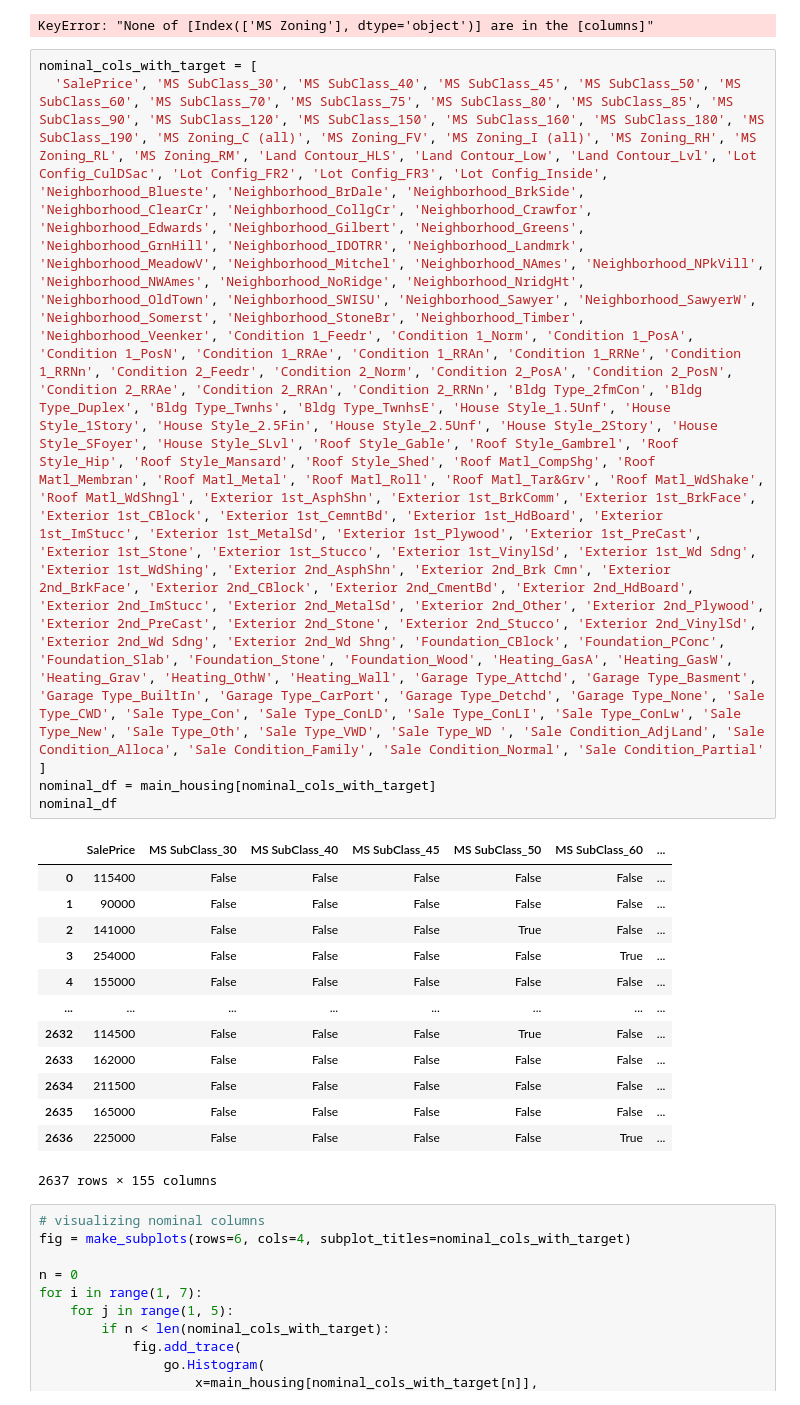
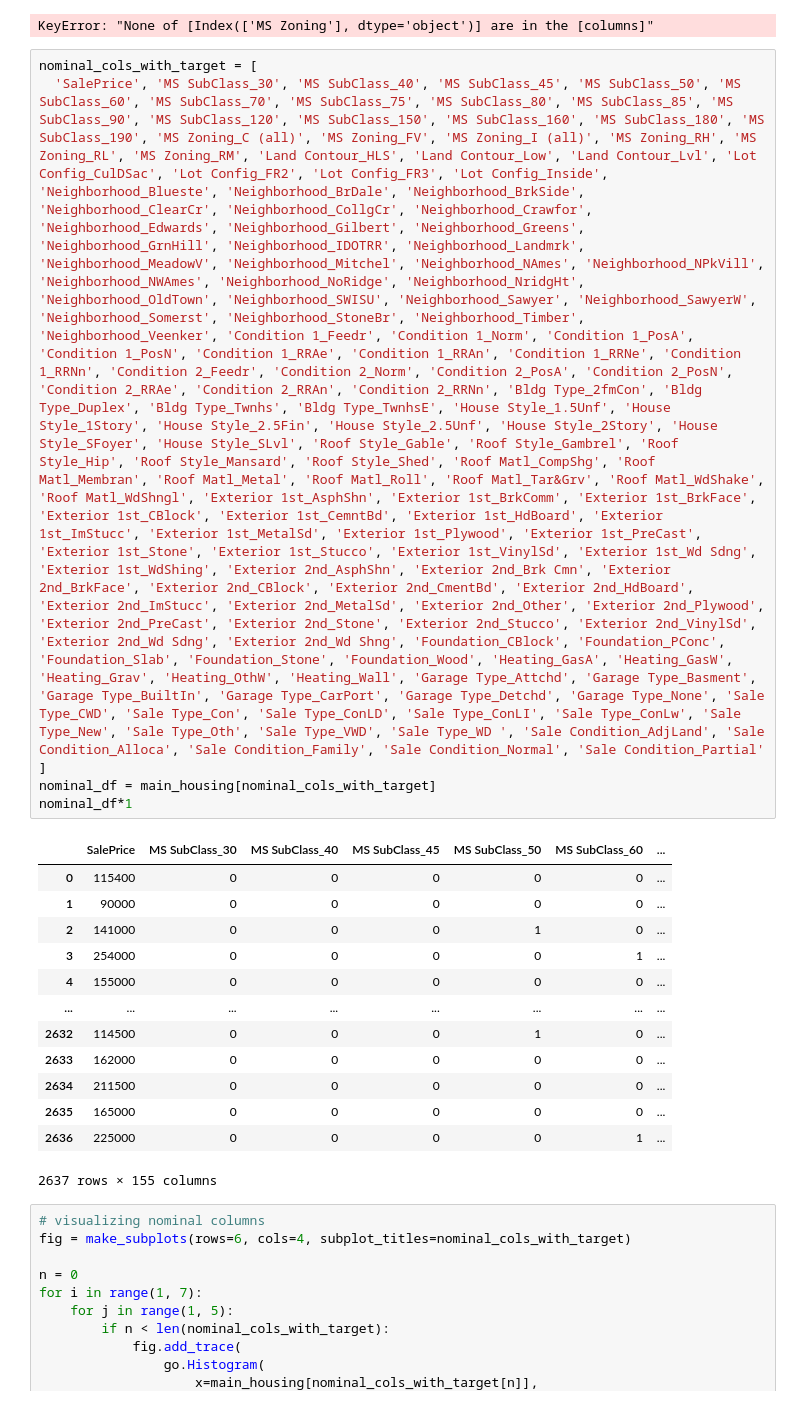
Before and after one commit to raven-in-space/data-science-cohort-20, a Jupyter notebook: Project-2/Predicting_Housing_Prices.ipynb, the cells around one changed output. Drawn from its saved outputs; the diff is of its cells as text.

```diff
--- a/Project-2/Predicting_Housing_Prices.ipynb
+++ b/Project-2/Predicting_Housing_Prices.ipynb
@@ -509,19 +514,19 @@ nominal_cols_with_target = [
 ]
 nominal_df = main_housing[nominal_cols_with_target]
-nominal_df
+nominal_df*1
 # %% [output]
 |  | SalePrice | MS SubClass_30 | MS SubClass_40 | MS SubClass_45 | MS SubClass_50 | MS SubClass_60 | ... |
-| 0 | 115400 | False | False | False | False | False | ... |
-| 1 | 90000 | False | False | False | False | False | ... |
-| 2 | 141000 | False | False | False | True | False | ... |
-| 3 | 254000 | False | False | False | False | True | ... |
-| 4 | 155000 | False | False | False | False | False | ... |
+| 0 | 115400 | 0 | 0 | 0 | 0 | 0 | ... |
+| 1 | 90000 | 0 | 0 | 0 | 0 | 0 | ... |
+| 2 | 141000 | 0 | 0 | 0 | 1 | 0 | ... |
+| 3 | 254000 | 0 | 0 | 0 | 0 | 1 | ... |
+| 4 | 155000 | 0 | 0 | 0 | 0 | 0 | ... |
 | ... | ... | ... | ... | ... | ... | ... | ... |
-| 2632 | 114500 | False | False | False | True | False | ... |
-| 2633 | 162000 | False | False | False | False | False | ... |
-| 2634 | 211500 | False | False | False | False | False | ... |
-| 2635 | 165000 | False | False | False | False | False | ... |
-| 2636 | 225000 | False | False | False | False | True | ... |
+| 2632 | 114500 | 0 | 0 | 0 | 1 | 0 | ... |
+| 2633 | 162000 | 0 | 0 | 0 | 0 | 0 | ... |
+| 2634 | 211500 | 0 | 0 | 0 | 0 | 0 | ... |
+| 2635 | 165000 | 0 | 0 | 0 | 0 | 0 | ... |
+| 2636 | 225000 | 0 | 0 | 0 | 0 | 1 | ... |
 2637 rows × 155 columns
 # %%
 # visualizing nominal columns
```
Also changed, not shown: parts of 32 cells of this notebook.
